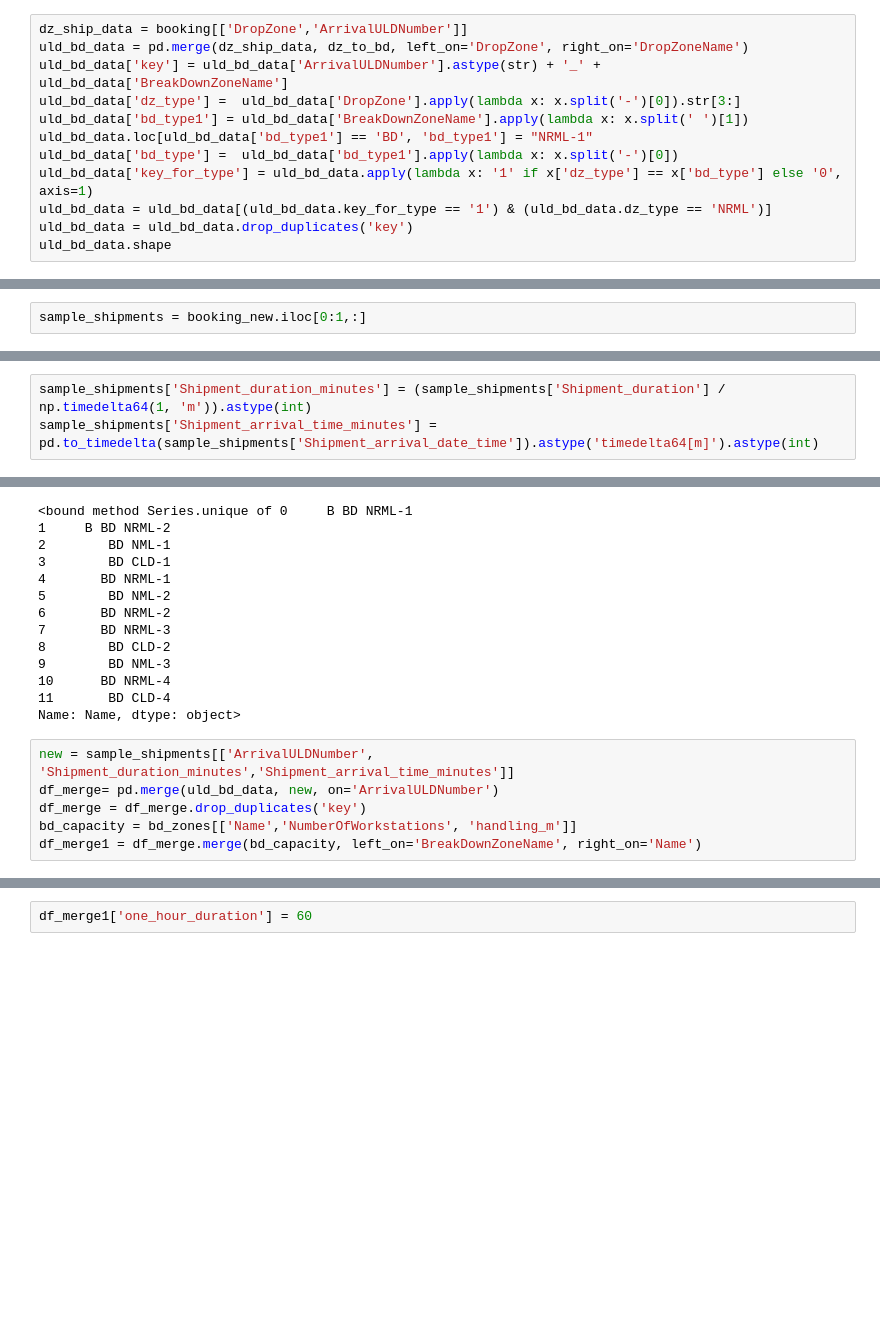
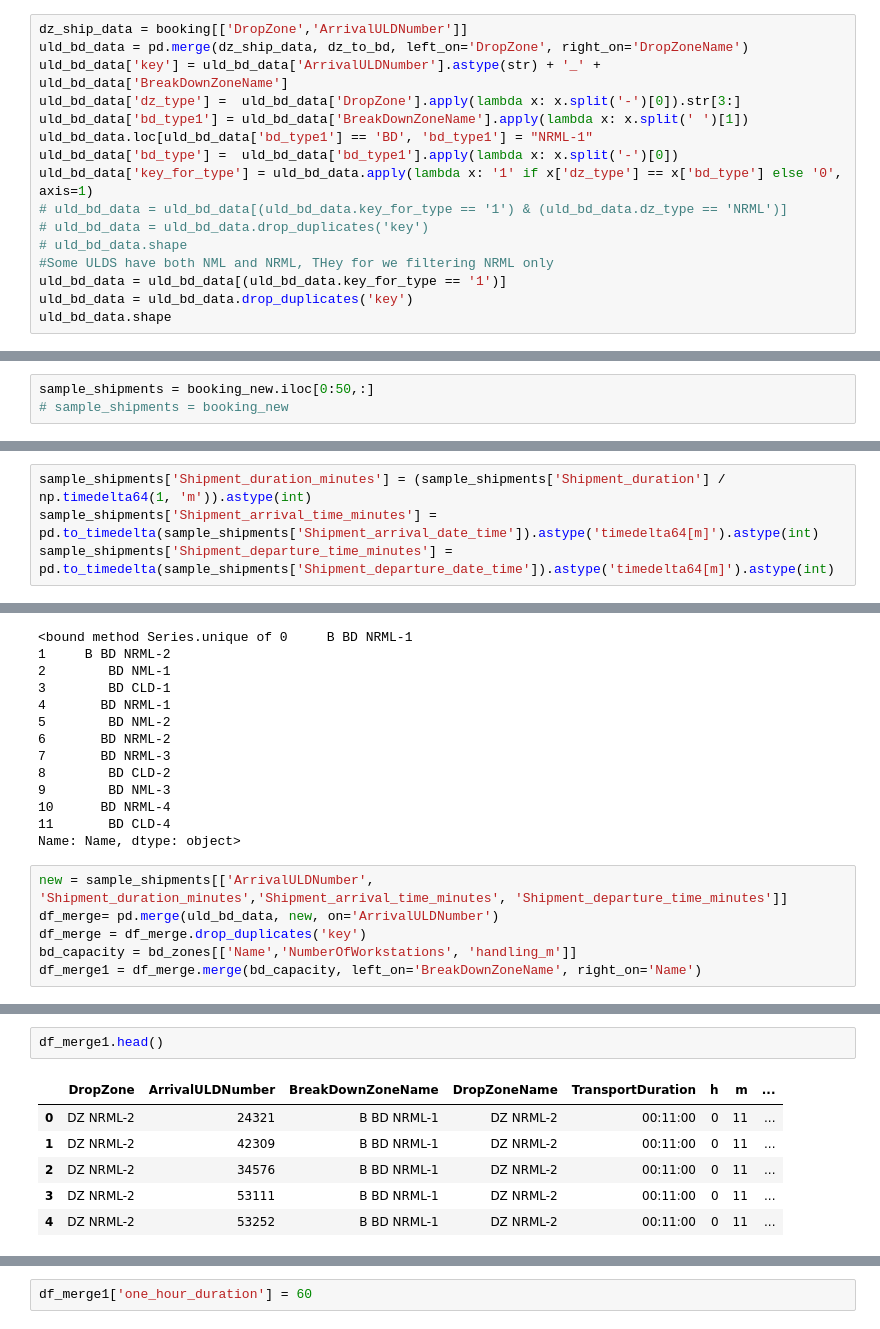
Before and after one commit to zanynik/rwth_opt, a Jupyter notebook: Gurobi - Air_Cargo_Time_Discreate.ipynb, the cells around one changed output, grey strips where cells are left out. Saved outputs shown, nothing was run; the diff lists cells and outputs as text; blank space fills up the shorter version.

```diff
--- a/Gurobi - Air_Cargo_Time_Discreate.ipynb
+++ b/Gurobi - Air_Cargo_Time_Discreate.ipynb
@@ -47,7 +62,11 @@ uld_bd_data['bd_type1'] = uld_bd_data['BreakDownZoneName'].apply(lambda x: x.spl
 uld_bd_data.loc[uld_bd_data['bd_type1'] == 'BD', 'bd_type1'] = "NRML-1"
 uld_bd_data['bd_type'] =  uld_bd_data['bd_type1'].apply(lambda x: x.split('-')[0])
 uld_bd_data['key_for_type'] = uld_bd_data.apply(lambda x: '1' if x['dz_type'] == x['bd_type'] else '0', axis=1)
-uld_bd_data = uld_bd_data[(uld_bd_data.key_for_type == '1') & (uld_bd_data.dz_type == 'NRML')]
+# uld_bd_data = uld_bd_data[(uld_bd_data.key_for_type == '1') & (uld_bd_data.dz_type == 'NRML')]
+# uld_bd_data = uld_bd_data.drop_duplicates('key')
+# uld_bd_data.shape
+#Some ULDS have both NML and NRML, THey for we filtering NRML only
+uld_bd_data = uld_bd_data[(uld_bd_data.key_for_type == '1')]
 uld_bd_data = uld_bd_data.drop_duplicates('key')
 uld_bd_data.shape
 # %% [output]
@@ -88,4 +143,5 @@ booking_new['departure_date'] = booking_new['Shipment_departure_date_time'].dt.n
 ##########################################################
 ##########################################################
 # %%
-sample_shipments = booking_new.iloc[0:1,:]
+sample_shipments = booking_new.iloc[0:50,:]
+# sample_shipments = booking_new
@@ -98,6 +150,7 @@ sample_shipments
 # %%
 sample_shipments['Shipment_duration_minutes'] = (sample_shipments['Shipment_duration'] / np.timedelta64(1, 'm')).astype(int)
 sample_shipments['Shipment_arrival_time_minutes'] = pd.to_timedelta(sample_shipments['Shipment_arrival_date_time']).astype('timedelta64[m]').astype(int)
+sample_shipments['Shipment_departure_time_minutes'] = pd.to_timedelta(sample_shipments['Shipment_departure_date_time']).astype('timedelta64[m]').astype(int)
 # %% [output]
 A value is trying to be set on a copy of a slice from a DataFrame.
 Try using .loc[row_indexer,col_indexer] = value instead
@@ -135,7 +194,7 @@ bd_zones['Name'].unique
 11       BD CLD-4
 Name: Name, dtype: object>
 # %%
-new = sample_shipments[['ArrivalULDNumber', 'Shipment_duration_minutes','Shipment_arrival_time_minutes']]
+new = sample_shipments[['ArrivalULDNumber', 'Shipment_duration_minutes','Shipment_arrival_time_minutes', 'Shipment_departure_time_minutes']]
 df_merge= pd.merge(uld_bd_data, new, on='ArrivalULDNumber')
 df_merge = df_merge.drop_duplicates('key')
 bd_capacity = bd_zones[['Name','NumberOfWorkstations', 'handling_m']]
@@ -142,0 +215,9 @@ df_merge1 = df_merge.merge(bd_capacity, left_on='BreakDownZoneName', right_on='N
+# %%
+df_merge1.head()
+# %% [output]
+|  | DropZone | ArrivalULDNumber | BreakDownZoneName | DropZoneName | TransportDuration | h | m | ... |
+| 0 | DZ NRML-2 | 24321 | B BD NRML-1 | DZ NRML-2 | 00:11:00 | 0 | 11 | ... |
+| 1 | DZ NRML-2 | 42309 | B BD NRML-1 | DZ NRML-2 | 00:11:00 | 0 | 11 | ... |
+| 2 | DZ NRML-2 | 34576 | B BD NRML-1 | DZ NRML-2 | 00:11:00 | 0 | 11 | ... |
+| 3 | DZ NRML-2 | 53111 | B BD NRML-1 | DZ NRML-2 | 00:11:00 | 0 | 11 | ... |
+| 4 | DZ NRML-2 | 53252 | B BD NRML-1 | DZ NRML-2 | 00:11:00 | 0 | 11 | ... |
```
Also changed, not shown: parts of 57 cells of this notebook.
